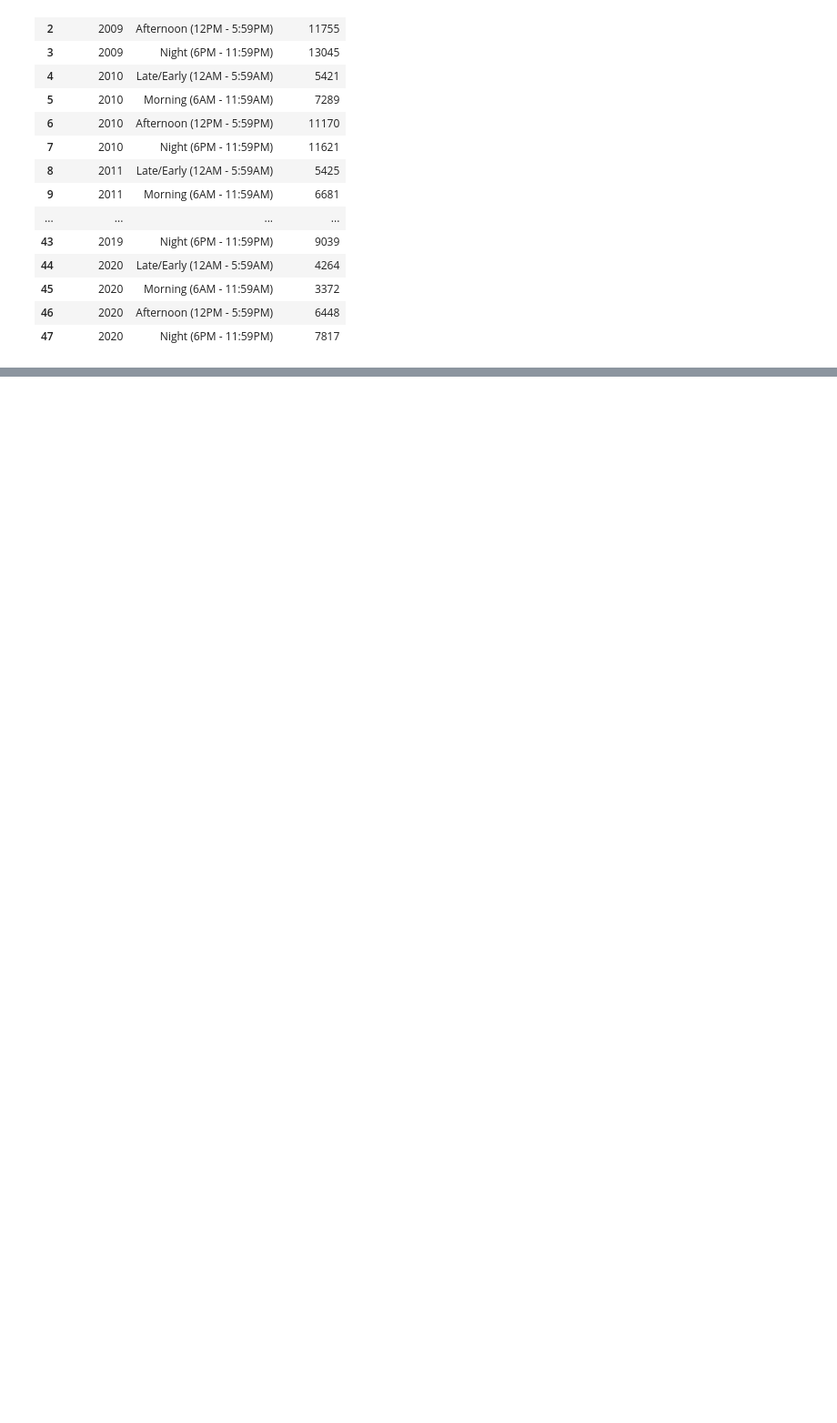
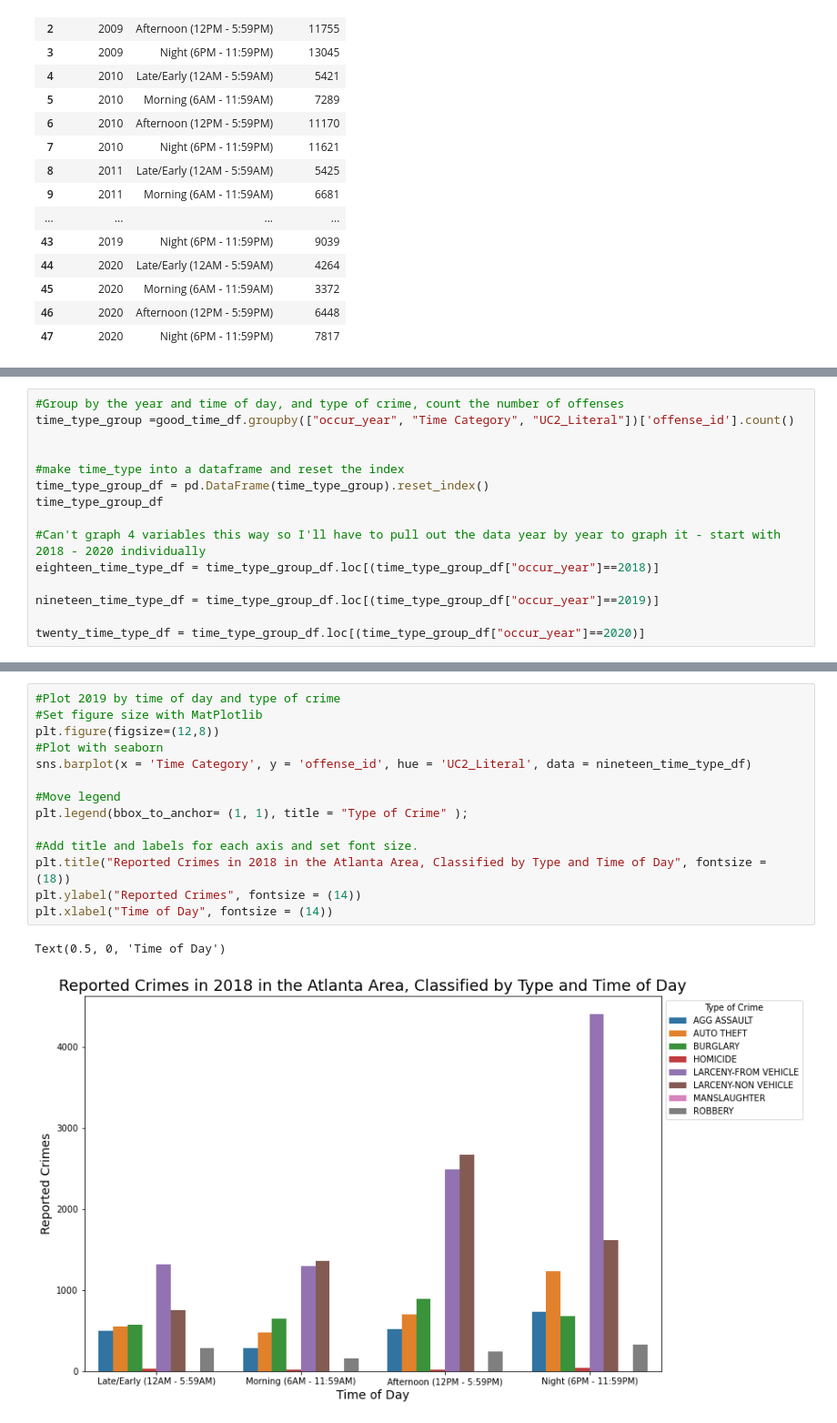
Before and after one commit to cayelsie/Crime-trends-in-Atlanta, a Jupyter notebook: Kelly/Kelly_crime_data.ipynb, the cells around one changed output, grey strips where cells are left out. Shown at 91% size. Drawn from its saved outputs; the diff is of its cells as text; blank space fills up the shorter version.

```diff
--- a/Kelly/Kelly_crime_data.ipynb
+++ b/Kelly/Kelly_crime_data.ipynb
@@ -620,0 +619,15 @@ Text(0.5, 0, '')
+# %%
+#Group by the year and time of day, and type of crime, count the number of offenses
+time_type_group =good_time_df.groupby(["occur_year", "Time Category", "UC2_Literal"])['offense_id'].count()
+
+
+#make time_type into a dataframe and reset the index
+time_type_group_df = pd.DataFrame(time_type_group).reset_index()
+time_type_group_df
+
+#Can't graph 4 variables this way so I'll have to pull out the data year by year to graph it - start with 2018 - 2020 individually
+eighteen_time_type_df = time_type_group_df.loc[(time_type_group_df["occur_year"]==2018)]
+
+nineteen_time_type_df = time_type_group_df.loc[(time_type_group_df["occur_year"]==2019)]
+
+twenty_time_type_df = time_type_group_df.loc[(time_type_group_df["occur_year"]==2020)]
@@ -620,0 +648,17 @@ Text(0.5, 0, '')
+# %%
+#Plot 2019 by time of day and type of crime
+#Set figure size with MatPlotlib
+plt.figure(figsize=(12,8))
+#Plot with seaborn
+sns.barplot(x = 'Time Category', y = 'offense_id', hue = 'UC2_Literal', data = nineteen_time_type_df)
+
+#Move legend
+plt.legend(bbox_to_anchor= (1, 1), title = "Type of Crime" );
+
+#Add title and labels for each axis and set font size.
+plt.title("Reported Crimes in 2018 in the Atlanta Area, Classified by Type and Time of Day", fontsize = (18))
+plt.ylabel("Reported Crimes", fontsize = (14))
+plt.xlabel("Time of Day", fontsize = (14))
+# %% [output]
+Text(0.5, 0, 'Time of Day')
+[figure, added]
```
Also changed, not shown: parts of 12 cells of this notebook.
